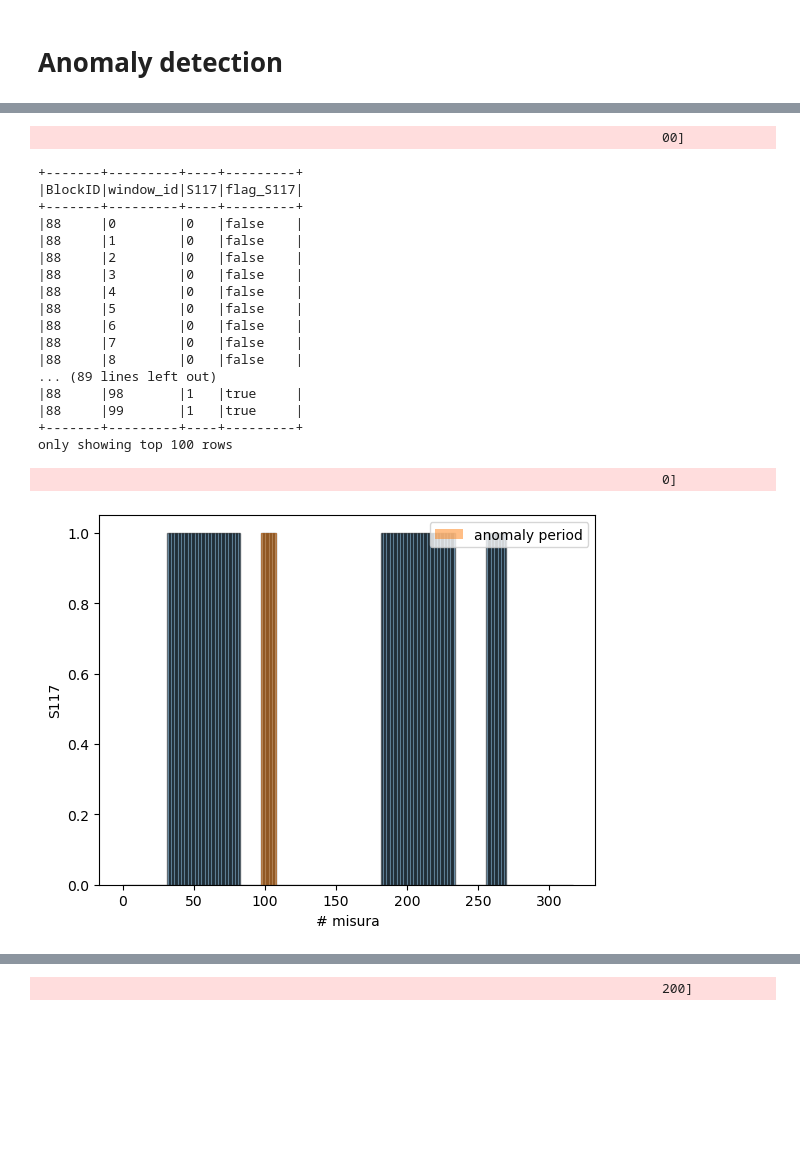
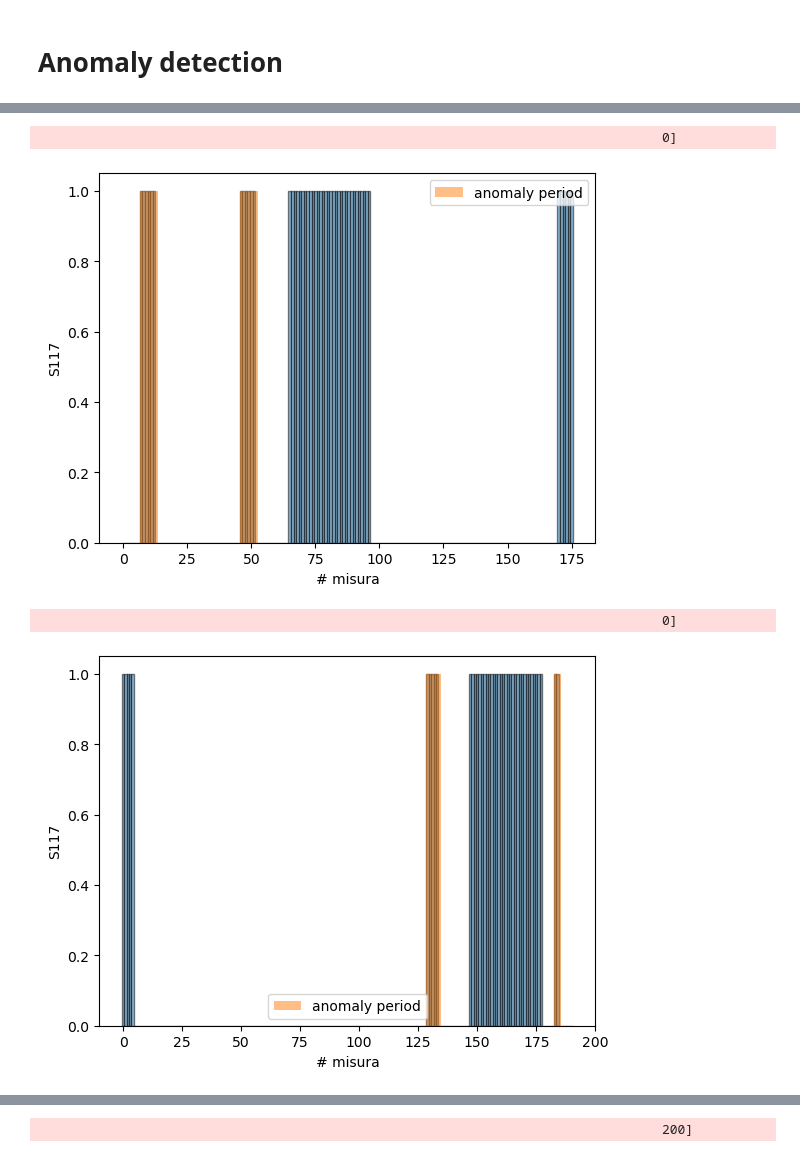
Before and after one commit to RaffaeleSabatini/MAPD2025_proj3, a Jupyter notebook: main.ipynb, the cells around one changed output, grey strips where cells are left out. Saved outputs shown, nothing was run; the diff lists cells and outputs as text; code cells hidden in the pictures; blank space fills up the shorter version.

Commit message:
Alcune immagini di anomalie

```diff
--- a/main.ipynb
+++ b/main.ipynb
@@ -758,8 +758,8 @@ def detect_anomalies(df, time_separator, threshold, sensors, extended = False, d
     Crea colonne con flag per anomalie.
     '''
     # Lag to get previous value within each partition (i.e. within each block)
-    w_lag          = Window.partitionBy("BlockID").orderBy("window_id")
-    lagged_columns = [lag(col(s)).over(w_lag) for s in sensors]
+    window         = Window.partitionBy("BlockID").orderBy("window_id")
+    lagged_columns = [lag(col(s)).over(window) for s in sensors]
     lag_names      = [f"lagged_{s}" for s in sensors]
 
     df_lagged = df.withColumns(dict(zip(lag_names, lagged_columns)))
@@ -775,16 +775,18 @@ def detect_anomalies(df, time_separator, threshold, sensors, extended = False, d
     # Tutte le anomalie di uno stesso gruppo hanno stesso id, cioè un numero crescente che si resetta ad ogni nuovo blocco
     df_anomalies = df_didSwitch
     for sensor in sensors:
-        w_filter = Window.partitionBy("BlockID").orderBy("window_id").rowsBetween(1, int(time_separator/60))
+        # Il periodo anomalo inizia quando il sensore è 1 e finisce quando esso è 0
         df_start = (
             df_didSwitch \
-            .withColumn(f'theres0_{sensor}', count_if(col(sensor) == 0).over(w_filter) > 0)
+            .withColumn(f'theres0Before_{sensor}', count_if(col(sensor) == 0).over(window.rowsBetween(1, int(time_separator/60))) > 0) \
+            .withColumn(f'theres0After_{sensor}', count_if(col(sensor) == 0).over(window.rowsBetween(-int(time_separator/60), -1)) > 0) \
             .filter(
                 (col(f'didSwitch_{sensor}') == 1) &
-                (when(col(sensor) == 1, col(f'theres0_{sensor}')).otherwise(True))
+                (when(col(sensor) == 1, col(f'theres0Before_{sensor}')).otherwise(True)) &
+                (when(col(sensor) == 0, col(f'theres0After_{sensor}')).otherwise(True))
             ) \
-            .withColumn(f'startGroup_{sensor}', when((col('when')-lag(col('when'), 1, -1e9).over(w_lag))>time_separator, 1).otherwise(0)) \
-            .withColumn(f'anomalyID_{sensor}', spark_sum(col(f'startGroup_{sensor}')).over(w_lag)) \
+            .withColumn(f'startGroup_{sensor}', when((col('when')-lag(col('when'), 1, -1e9).over(window))>time_separator, 1).otherwise(0)) \
+            .withColumn(f'anomalyID_{sensor}', spark_sum(col(f'startGroup_{sensor}')).over(window)) \
         )
 
         df_anomalies = df_anomalies.join(
@@ -907,15 +909,16 @@ df_anomalies \
 +-------+
 only showing top 20 rows
 # %%
-def inspect_anomalies(df_anomalies, sensor, blockID):
+def inspect_anomalies(df_anomalies, sensor, blockID, rowsToShow = 0):
     '''
     Bar plot delle anomalie nel tempo.
     '''
 
-    df_anomalies \
-        .select('BlockID','window_id','S117', 'flag_S117') \
-        .filter(col('BlockID') == blockID) \
-        .show(100, truncate=False)
+    if rowsToShow > 0:
+        df_anomalies \
+            .select('BlockID','window_id','S117', 'flag_S117') \
+            .filter(col('BlockID') == blockID) \
+            .show(rowsToShow, truncate=False)
 
     #--------------------------------------------
 
@@ -938,5 +941,3 @@ def inspect_anomalies(df_anomalies, sensor, blockID):
     #plt.title("misure in successione")
     plt.legend()
     plt.show()
-
-inspect_anomalies(df_anomalies, 'S117', 9)
@@ -982,24 +953,11 @@ inspect_anomalies(df_anomalies, 'S117', 21)
 [figure]
 # %%
-inspect_anomalies(df_anomalies, 'S117', 88)
+inspect_anomalies(df_anomalies, 'S117', 118)
 # %% [output]
-                                                                                00]
+                                                                                0]
-+-------+---------+----+---------+
-|BlockID|window_id|S117|flag_S117|
-+-------+---------+----+---------+
-|88     |0        |0   |false    |
-|88     |1        |0   |false    |
-|88     |2        |0   |false    |
-|88     |3        |0   |false    |
-|88     |4        |0   |false    |
-|88     |5        |0   |false    |
-|88     |6        |0   |false    |
-|88     |7        |0   |false    |
-|88     |8        |0   |false    |
-... (89 lines left out)
-|88     |98       |1   |true     |
-|88     |99       |1   |true     |
-+-------+---------+----+---------+
-only showing top 100 rows
-                                                                                0]
-[figure, old version]
+[figure, new version]
+# %%
+inspect_anomalies(df_anomalies, 'S117', 120)
+# %% [output]
+                                                                                0]
+[figure, added]
```
Also changed, not shown: parts of 14 cells of this notebook.
